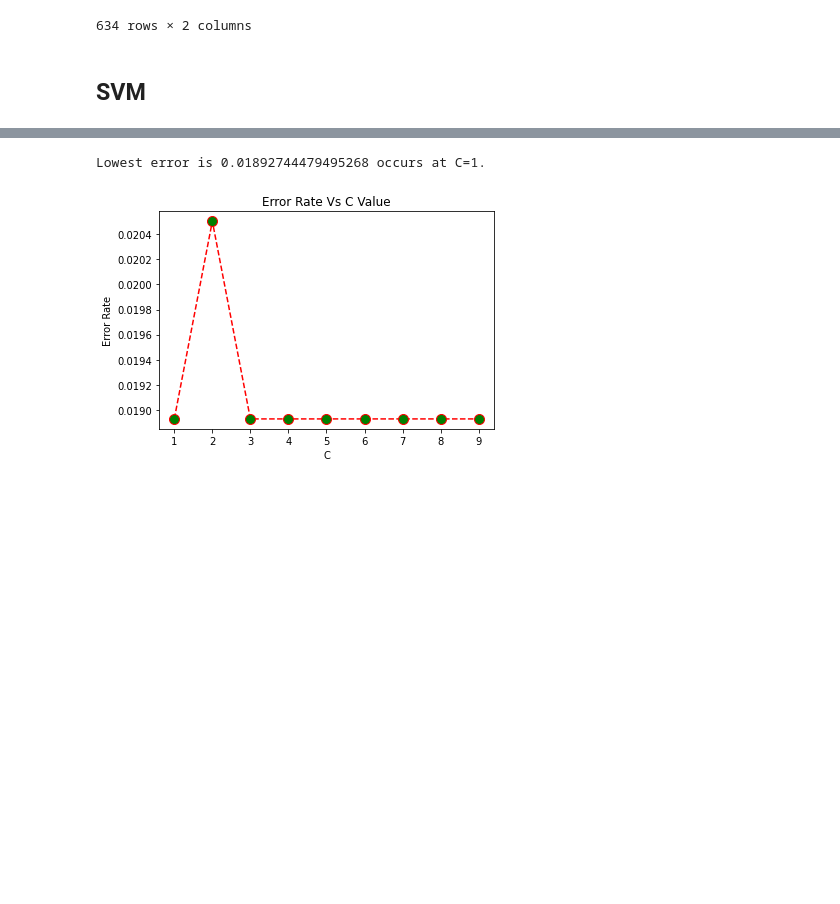
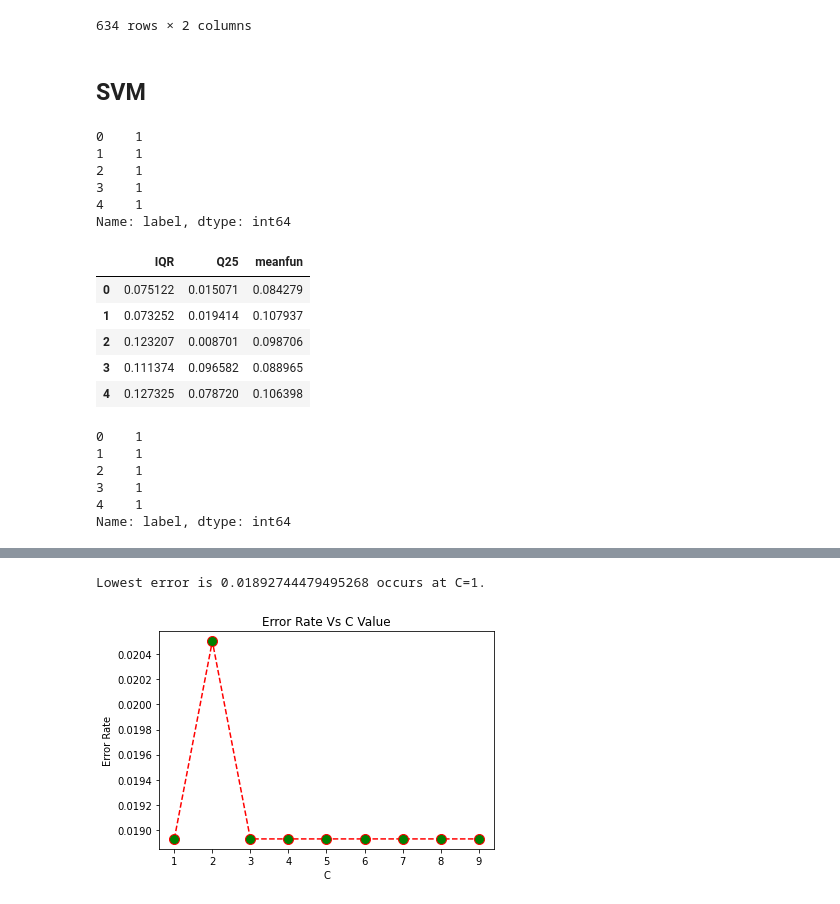
Before and after one commit to saadghojaria55/knn-svm, a Jupyter notebook: SVMvsKNN_project.ipynb, the cells around one changed output, grey strips where cells are left out. Cells and saved outputs as stored; diff of their text form; code cells hidden in the pictures; blank space fills up the shorter version.

```diff
--- a/SVMvsKNN_project.ipynb
+++ b/SVMvsKNN_project.ipynb
@@ -458,3 +472,34 @@ from sklearn.svm import SVC
 from sklearn.metrics import accuracy_score
 
 rate=[]
+data=pd.read_csv(url)
+# %%
+selected_features = ['IQR','Q25','meanfun']
+voice_df_X = data[selected_features]
+data.label = [1 if each == "male" else 0 for each in data.label]
+voice_df_y = data.label
+# %% [output]
+0    1
+1    1
+2    1
+3    1
+4    1
+Name: label, dtype: int64
+# %%
+voice_df_X.head()
+# %% [output]
+|  | IQR | Q25 | meanfun |
+| 0 | 0.075122 | 0.015071 | 0.084279 |
+| 1 | 0.073252 | 0.019414 | 0.107937 |
+| 2 | 0.123207 | 0.008701 | 0.098706 |
+| 3 | 0.111374 | 0.096582 | 0.088965 |
+| 4 | 0.127325 | 0.078720 | 0.106398 |
+# %%
+voice_df_y.head()
+# %% [output]
+0    1
+1    1
+2    1
+3    1
+4    1
+Name: label, dtype: int64
```
Also changed, not shown: parts of 30 cells of this notebook.
